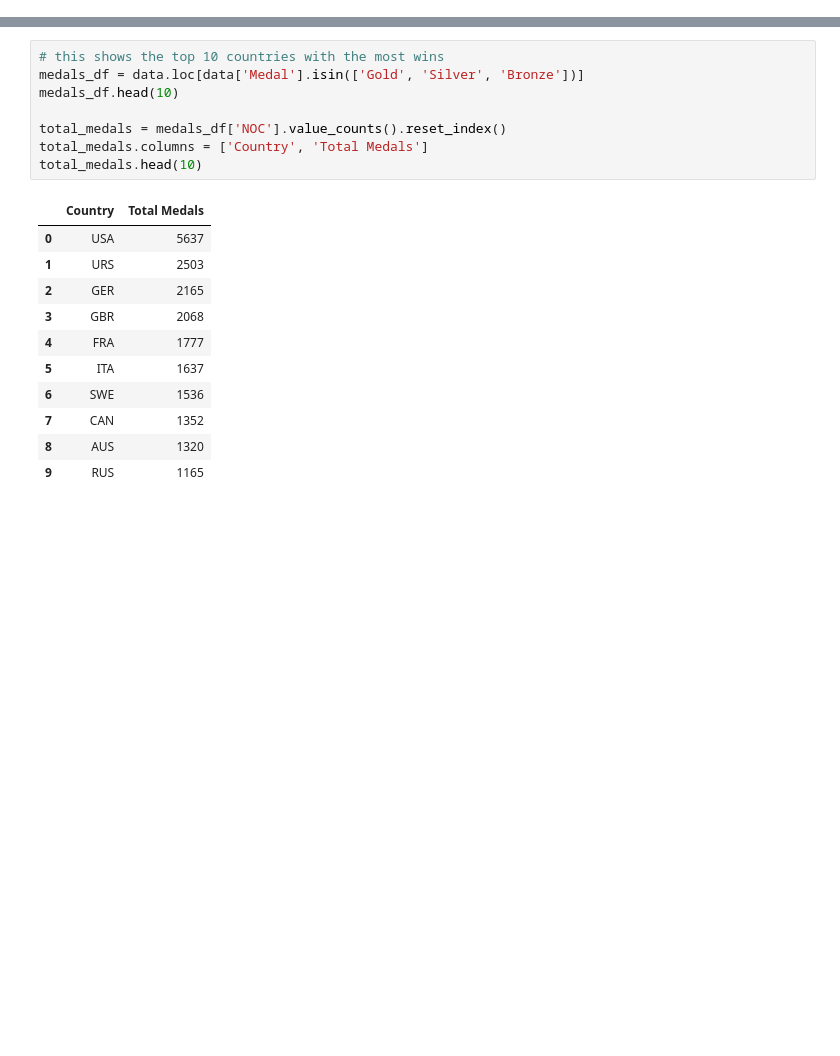
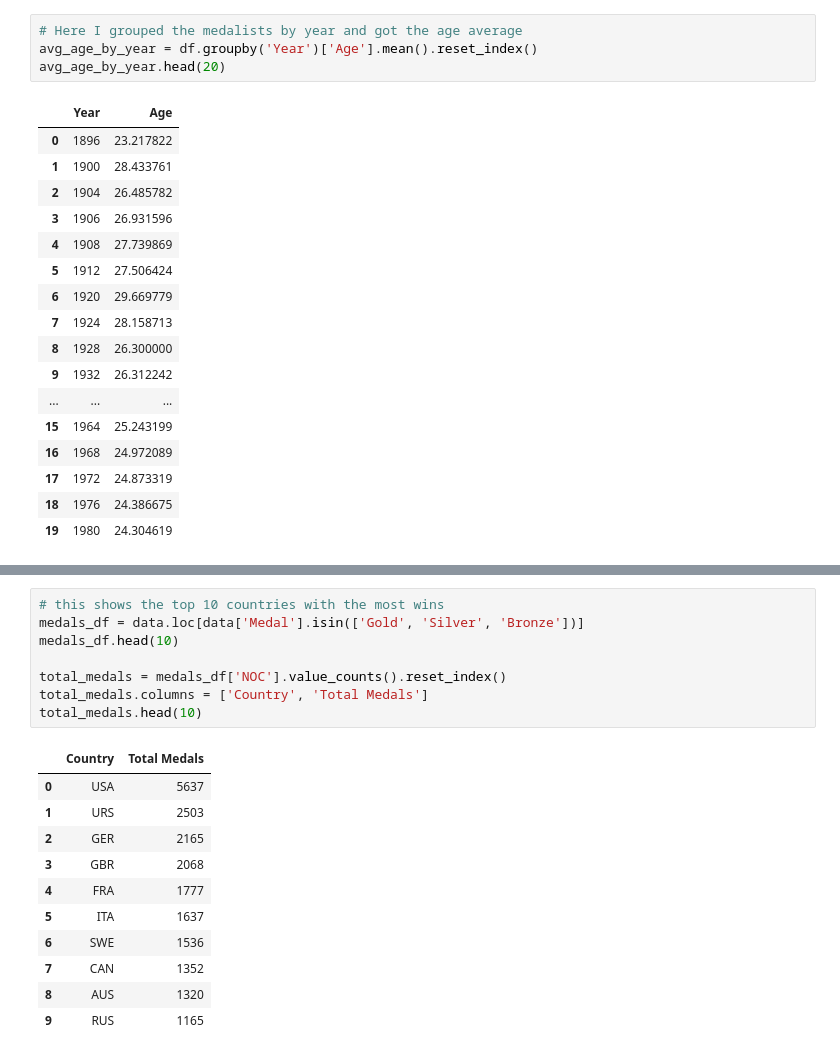
Before and after one commit to angel1-28/Olympics-Research-Project, a Jupyter notebook: Olympics_Research_Project_Angel_Vargas.ipynb, the cells around one changed output, grey strips where cells are left out. Drawn from its saved outputs; the diff is of its cells as text; blank space fills up the shorter version.

```diff
--- a/Olympics_Research_Project_Angel_Vargas.ipynb
+++ b/Olympics_Research_Project_Angel_Vargas.ipynb
@@ -20,0 +47,22 @@ data.head(10)
+# %%
+# Here I grouped the medalists by year and got the age average
+avg_age_by_year = df.groupby('Year')['Age'].mean().reset_index()
+avg_age_by_year.head(20)
+# %% [output]
+|  | Year | Age |
+| 0 | 1896 | 23.217822 |
+| 1 | 1900 | 28.433761 |
+| 2 | 1904 | 26.485782 |
+| 3 | 1906 | 26.931596 |
+| 4 | 1908 | 27.739869 |
+| 5 | 1912 | 27.506424 |
+| 6 | 1920 | 29.669779 |
+| 7 | 1924 | 28.158713 |
+| 8 | 1928 | 26.300000 |
+| 9 | 1932 | 26.312242 |
+| ... | ... | ... |
+| 15 | 1964 | 25.243199 |
+| 16 | 1968 | 24.972089 |
+| 17 | 1972 | 24.873319 |
+| 18 | 1976 | 24.386675 |
+| 19 | 1980 | 24.304619 |
```
Also changed, not shown: parts of 4 cells of this notebook.
